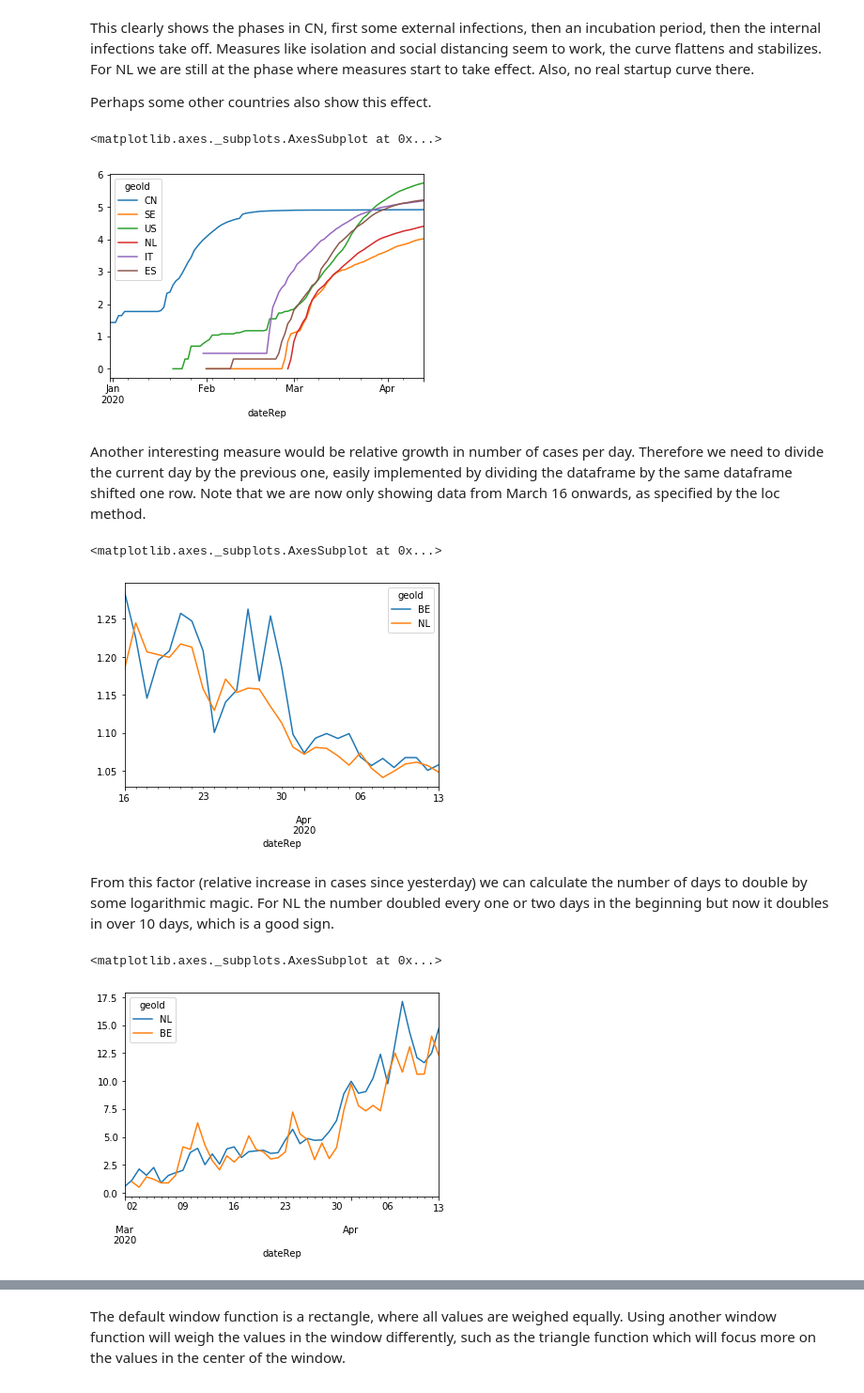
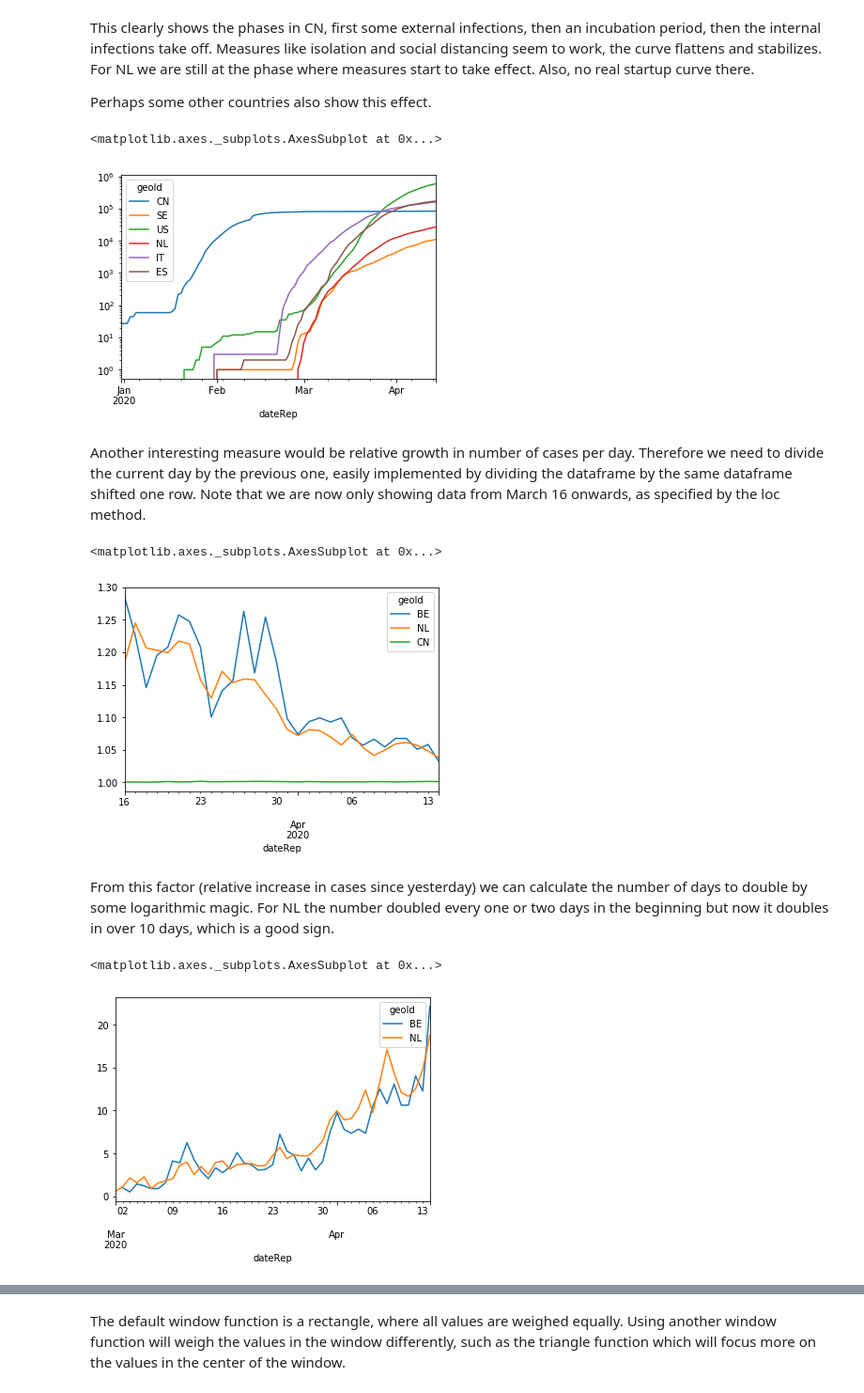
Before and after one commit to R3dje/COVID19, a Jupyter notebook: EUCDC.ipynb, the cells around one changed output, grey strips where cells are left out. Shown at 94% size. Drawn from its saved outputs; the diff is of its cells as text; code cells hidden in the pictures.

```diff
--- a/EUCDC.ipynb
+++ b/EUCDC.ipynb
@@ -125,22 +132,22 @@ This clearly shows the phases in CN, first some external infections, then an inc
 
 Perhaps some other countries also show this effect.
 # %%
-np.log10(df_geo['cases'][['CN', 'SE', 'US', 'NL', 'IT', 'ES']].cumsum()).plot()
+df_geo['cases'][['CN', 'SE', 'US', 'NL', 'IT', 'ES']].cumsum().plot(logy=True)
 # %% [output]
 <matplotlib.axes._subplots.AxesSubplot at 0x...>
-[figure, old version]
+[figure, new version]
 # %% [markdown]
 Another interesting measure would be relative growth in number of cases per day. Therefore we need to divide the current day by the previous one, easily implemented by dividing the dataframe by the same dataframe shifted one row. Note that we are now only showing data from March 16 onwards, as specified by the loc method.
 # %%
-(df_geo.cumsum() / df_geo.shift().cumsum())['cases'][['BE', 'NL']].loc['20200316':].plot()
+(df_geo.cumsum() / df_geo.shift().cumsum())['cases'][['BE', 'NL', 'CN']].loc['20200316':].plot()
 # %% [output]
 <matplotlib.axes._subplots.AxesSubplot at 0x...>
-[figure, old version]
+[figure, new version]
 # %% [markdown]
 From this factor (relative increase in cases since yesterday) we can calculate the number of days to double by some logarithmic magic. For NL the number doubled every one or two days in the beginning but now it doubles in over 10 days, which is a good sign.
 # %%
-(np.log10(2) / np.log10(df_geo.cumsum() / df_geo.shift().cumsum()))['cases'][['NL', 'BE']].loc['20200301':].plot()
+(np.log10(2) / np.log10(df_geo.cumsum() / df_geo.shift().cumsum()))['cases'][['BE', 'NL']].loc['20200301':].plot()
 # %% [output]
 <matplotlib.axes._subplots.AxesSubplot at 0x...>
-[figure, old version]
+[figure, new version]
 # %% [markdown]
```
Also changed, not shown: parts of 17 cells of this notebook, 1 other file.
